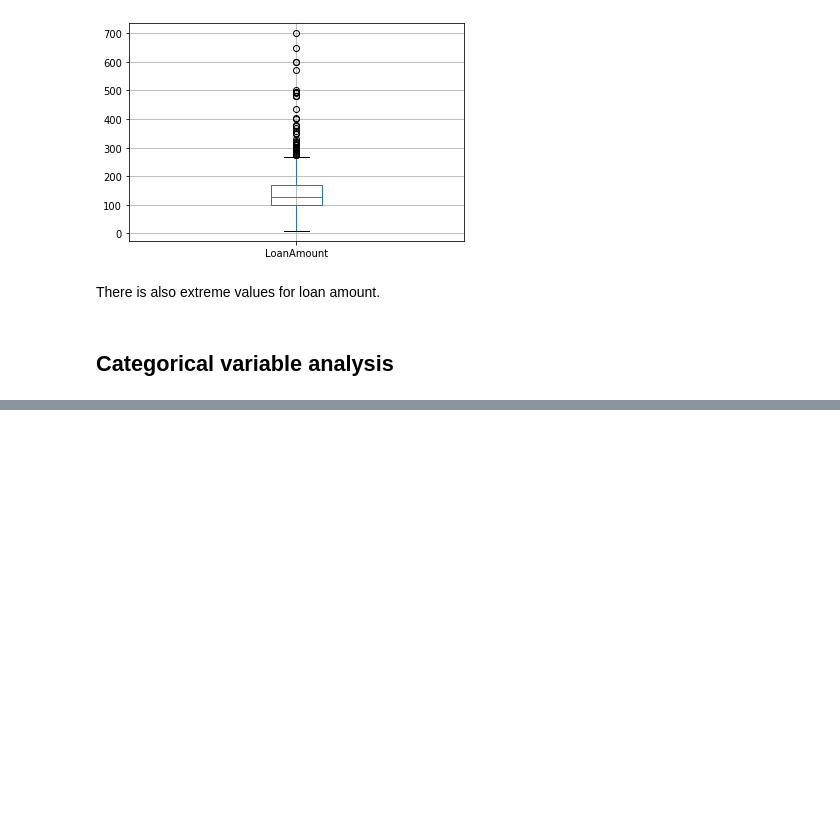
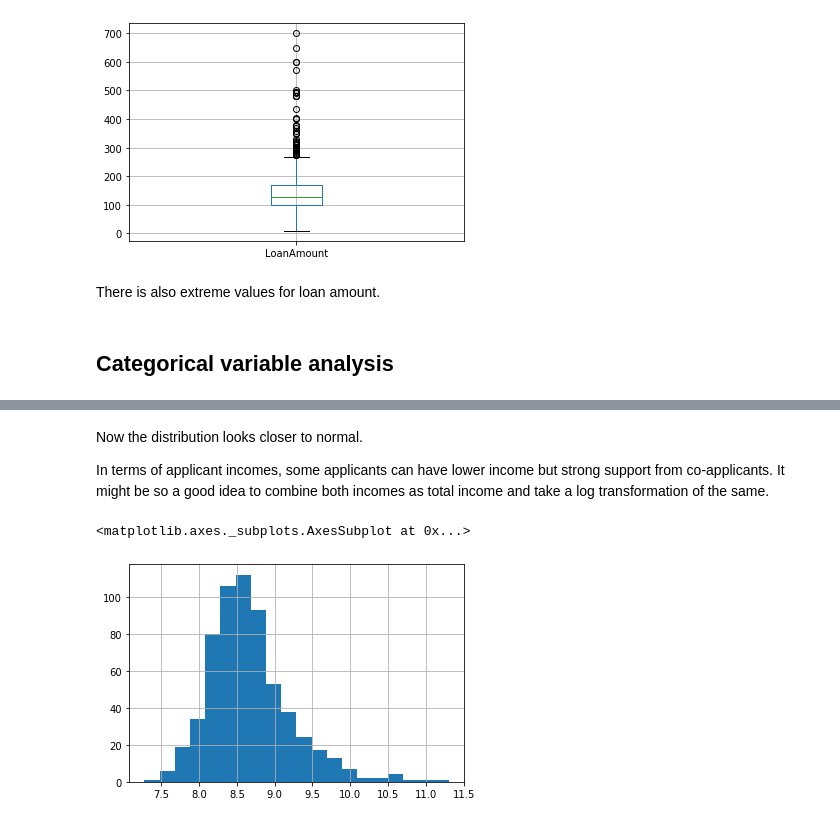
Before and after one commit to ibacaraujo/learning-path-data-scientist, a Jupyter notebook: introduction_pandas_numpy_part1.ipynb, the cells around one changed output, grey strips where cells are left out. Cells and saved outputs as stored; diff of their text form; code cells hidden in the pictures; blank space fills up the shorter version.

```diff
--- a/introduction_pandas_numpy_part1.ipynb
+++ b/introduction_pandas_numpy_part1.ipynb
@@ -130,0 +255,11 @@ ax2.set_title('Probability of getting loan by credit history')
+# %% [markdown]
+Now the distribution looks closer to normal.
+
+In terms of applicant incomes, some applicants can have lower income but strong support from co-applicants. It might be so a good idea to combine both incomes as total income and take a log transformation of the same.
+# %%
+df['TotalIncome'] = df['ApplicantIncome'] + df['CoapplicantIncome']
+df['TotalIncome_log'] = np.log(df['TotalIncome'])
+df['TotalIncome_log'].hist(bins=20)
+# %% [output]
+<matplotlib.axes._subplots.AxesSubplot at 0x...>
+[figure, added]
```
Also changed, not shown: parts of 18 cells of this notebook.
